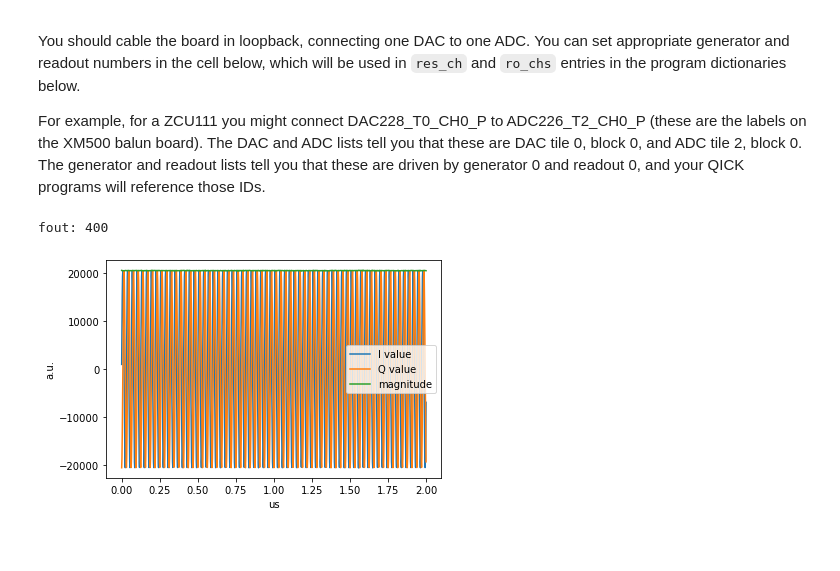
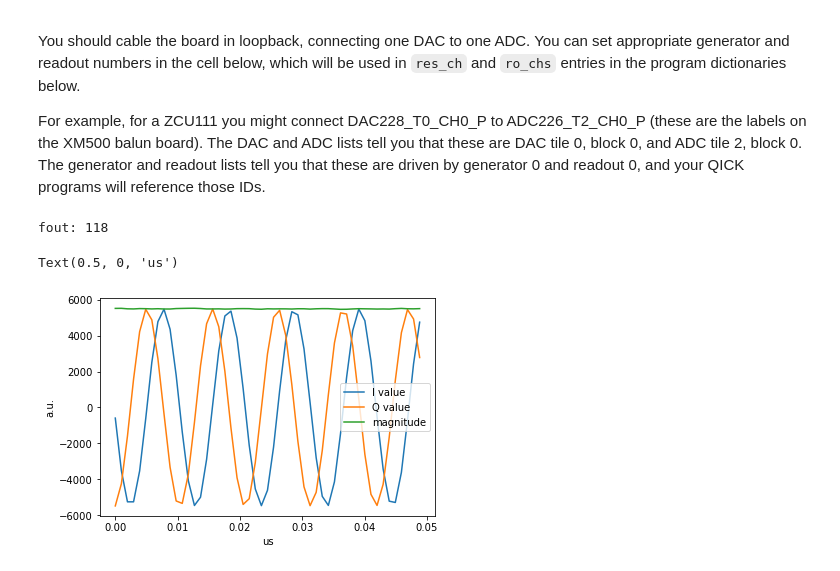
Before and after one commit to openquantumhardware/qick-tools, a Jupyter notebook: qick_tprocv2_111_fft_spectrum/notebooks/qick_tprocv2_111_fft_spectrum.ipynb, the cells around one changed output. Drawn from its saved outputs; the diff is of its cells as text; code cells hidden in the pictures; blank space fills up the shorter version.

```diff
--- a/qick_tprocv2_111_fft_spectrum/notebooks/qick_tprocv2_111_fft_spectrum.ipynb
+++ b/qick_tprocv2_111_fft_spectrum/notebooks/qick_tprocv2_111_fft_spectrum.ipynb
@@ -374,22 +485,28 @@ Iteration K = 15
 ##########################################
 ### Simple Sine Loop-back (ACC output) ###
 ##########################################
+
+fout = 800
+# fout = np.random.randint(0,1000)
+print("fout: %d"%(fout))
+chain.set_tone(fout,g=1.0, verbose=True)
+
 # Number of averages.
 N = 10
 
 # Get data.
 x = chain.get_data_acc(N)
 
-# ADU to V.
-# 500mV --> 2^15
-x = x*(0.5/2**15)**2
+# # ADU to V.
+# # 500mV --> 2^15
+# x = x*(0.5/2**15)**2
 
 # Scale by FFT length.
-x = x/(soc.FFT_N)**2
+x = x/(chain.FFT_N)**2
 
 # Spectrum.
 Y = fftshift(x)
-F = np.linspace(0,chain.fs,len(Y))
+F = np.linspace(0,chain.fs,len(x))
 
 # Normalize to dBm.
 R = 50
@@ -403,8 +520,8 @@ plt.figure(7,dpi=150)
 plt.plot(F,Y)
 plt.plot(F1,Y1,'r*');
 plt.xlabel("F [MHz]");
-plt.xlim([100,2000]);
-plt.ylim([-120,10]);
+plt.xlim([0,1000]);
+plt.ylim([-10,100]);
 
-print('FFT Resolution: {} kHz'.format(1000*soc['analysis'][0]['fs_ch']/soc.FFT_N))
+print('FFT Resolution: {} kHz'.format(1000*soc['analysis'][0]['fs_ch']/chain.FFT_N))
 # %% [output]
@@ -512,12 +633,10 @@ RO_ADC_224 = True   # Use ADC_224_0 for readout channel 0
 # RO_ADC_224 = False  # Use ADC_226_0 for readout channel 0
 
 # Select which ADC connects to the CH0-readout-path
-adc_224_0_sw = soc._get_block("axis_switch_adc_224_0")
-
 if RO_ADC_224:
-    fout = 400
+    fout = 118
     print("fout: %d"%(fout))
-    chain.set_tone(f=fout,g=0.5)
+    chain.set_tone(f=fout,g=0.25)
 
     # Select PFB_CH_SEL of frequency range (not the best function to use but works)
     chain.get_bin_pfb(fout)
@@ -525,6 +644,17 @@ if RO_ADC_224:
     ## slv=0 : ADC_224_0, slv=1: ADC_226_0
     # adc_224_0_sw.sel(slv=0,mst=0)
     soc.adc_224_0_sw_sel(use_adc_224_0=True)
+
+    # DDS + CIC configuration.
+    D=1
+    # soc.axis_ddscic_v3_0.outsel(data="product", cic="yes")
+    # soc.axis_ddscic_v3_0.decimation(D)
+    # soc.axis_ddscic_v3_0.ddsfreq(f=14e6-200e3)
+    # soc.axis_ddscic_v3_0.set_qprod(14) # quantization range for product 0-16
+    chain.set_ddscic_outsel(data="product", cic="no")
+    chain.set_ddscic_decimation(D)
+    # chain.set_ddscic_ddsfreq(f=14e6-200e3)
+    chain.set_ddscic_ddsfreq(f=-10e6)
 else:
     # This selects the default ADC_226
     # adc_224_0_sw.sel(slv=1,mst=0)
@@ -580,34 +710,36 @@ class MultiPulseProgram(AveragerProgramV2):
         # send the config to the dynamic RO
         self.send_readoutconfig(ch=ro_ch, name="myro", t=0)
 
     def _body(self, cfg):
         self.trigger(ros=[cfg['ro_ch']], pins=[0], t=cfg['trig_time'])
 
         self.pulse(ch=cfg['gen_ch'], name="myflattop", t=0)
         self.pulse(ch=cfg['gen_ch'], name="mygaus", t=0.4)
         self.pulse(ch=cfg['gen_ch'], name="myconst", t=0.8)
         self.pulse(ch=cfg['gen_ch'], name="myflattop2", t=1.2)
         self.pulse(ch=cfg['gen_ch'], name="mygaus", t=1.6)
 
 config = {'gen_ch': GEN_CH,
           'ro_ch': RO_CH,
           'freq': FREQ,
           'trig_time': TRIG_TIME,
-          'ro_len': 2.0,
+          'ro_len': 0.1,
          }
 
 prog = MultiPulseProgram(soccfg, reps=1, final_delay=0.5, cfg=config)
 
 # iq_list = prog.acquire_decimated(soc, soft_avgs=10)
 iq_list = prog.acquire_decimated(soc)
 t = prog.get_time_axis(ro_index=0)
+t = t / 2.0
 
 plt.plot(t, iq_list[0][:,0], label="I value")
 plt.plot(t, iq_list[0][:,1], label="Q value")
 plt.plot(t, np.abs(iq_list[0].dot([1,1j])), label="magnitude")
 plt.legend()
 plt.ylabel("a.u.")
-plt.xlabel("us");
+plt.xlabel("us")
 # %% [output]
-fout: 400
+fout: 118
+Text(0.5, 0, 'us')
-[figure, old version]
+[figure, new version]
```
Also changed, not shown: parts of 15 cells of this notebook, 3 other files.
